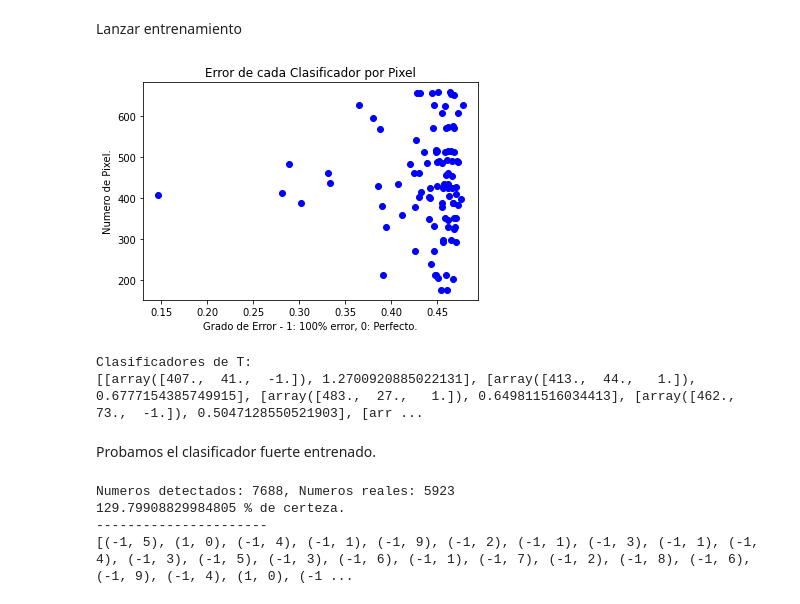
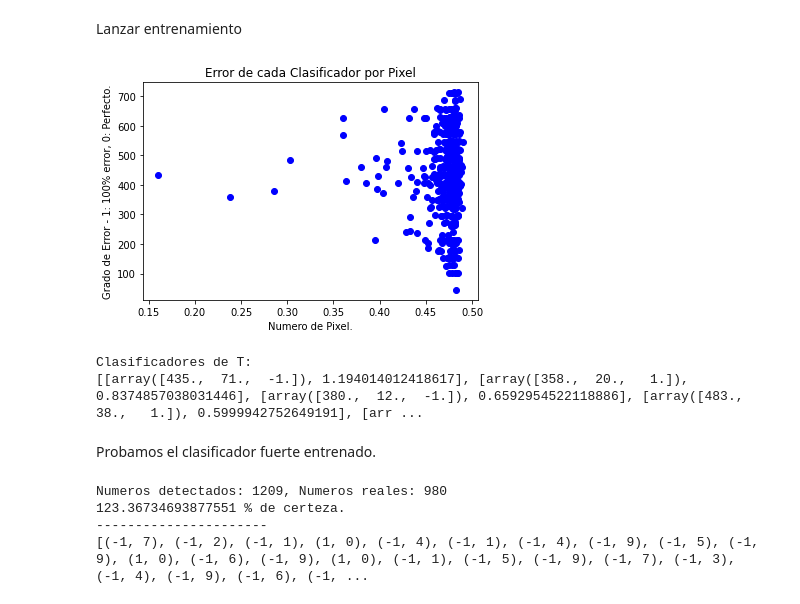
Before and after one commit to Frenzoid/UA_SI, a Jupyter notebook: Practices/Practice 2/Practica_2.ipynb, the cells around one changed output. Saved outputs shown, nothing was run; the diff lists cells and outputs as text; code cells hidden in the pictures.

```diff
--- a/Practices/Practice 2/Practica_2.ipynb
+++ b/Practices/Practice 2/Practica_2.ipynb
@@ -38,4 +39,12 @@ mnist_X.shape
 **Implementación AdaBoost**
 # %% [markdown]
 Funciones auxiliares, de normalización, y adaptación de los datasets.
+# %%
+# Funcion para imprimir graficas rapidamente
+def plot_arrays(X, Y, title, xlabel, ylabel):
+    plt.title(title)
+    plt.plot(X, Y, "bo")
+    plt.xlabel(ylabel)
+    plt.ylabel(xlabel)
+    plt.show()
 # %%
@@ -135,14 +145,11 @@ def adaboost(X, Y, T, A):
         menor_sumerr = sumerr
         menor_errv = errv
 
-      """if(menor_sumerr > 0.3):
+      """if(menor_sumerr > 0.45):
         A = A + 1"""
 
     # Calculamos la confianza.
-    if(menor_sumerr == 0.0):
-      alpha = 0.0
-    else:
-      alpha = np.float64(0.5 * np.log2((1.0 - menor_sumerr) / menor_sumerr))
+    alpha = np.float64(0.5 * np.log2((1.0 - menor_sumerr) / menor_sumerr))
 
     # Arrays de clasificadores y sus confianzas.
     H.append([mejor_ht, alpha])
@@ -158,11 +165,7 @@ def adaboost(X, Y, T, A):
     error.append(menor_sumerr)
 
   # Un plot chulo de los mejores debiles
-  plt.title("Error de cada Clasificador por Pixel")
-  plt.plot(error, pixel, "bo")
-  plt.xlabel("Grado de Error - 1: 100% error, 0: Perfecto.")
-  plt.ylabel("Numero de Pixel.")
-  plt.show()
+  plot_arrays(error, pixel, "Error de cada Clasificador por Pixel", "Grado de Error - 1: 100% error, 0: Perfecto.", "Numero de Pixel.")
 
   print("Clasificadores de T:")
   print(H)
@@ -196,41 +199,41 @@ Lanzar entrenamiento
 # %%
 # Cantidad de imágenes. Si pondemos demasiadas imagenes (+10000), puede que se de el caso en el cual, no hayan tantas imagenes de cierta clase.
 N = 10000
 
 # Clase ( tipo imágen en este caso de numero ) sobre el cual entrenar.
 clase = 0
 
 # X = Array de N imágenes por 748 slots (imágen aplanada)
 # Y = Array de tags relacionados con cada imágen.
 # Recibe, N: Numero de imágenes, clase: La clase sobre la cual entrenar, x_train, y_train.
 (X, Y) = generar_conjunto_entrenamiento(N, clase, x_train, y_train)
 
 # Cantidad e clasificadores debiles que compondran un clasificador fuerte.
-T = 100
+T = 500
 
 # Cantidad de clasificadores debiles a probar para extraer el mejor de ellos.
 A = 1000
 
-H = adaboost(X, Y, T, A)
+H0 = adaboost(X, Y, T, A)
 # %% [output]
-[figure, old version]
+[figure, new version]
 Clasificadores de T:
-[[array([407.,  41.,  -1.]), 1.2700920885022131], [array([413.,  44.,   1.]), 0.6777154385749915], [array([483.,  27.,   1.]), 0.649811516034413], [array([462.,  73.,  -1.]), 0.5047128550521903], [arr ...
+[[array([435.,  71.,  -1.]), 1.194014012418617], [array([358.,  20.,   1.]), 0.8374857038031446], [array([380.,  12.,  -1.]), 0.6592954522118886], [array([483.,  38.,   1.]), 0.5999942752649191], [arr ...
 # %% [markdown]
 Probamos el clasificador fuerte entrenado.
 # %%
 # N = Cantidad de numeros a clasificar.
-N = 60000
+N = 10000
 
 # Normalizamos las imágenes.
-X = normalizar_conjunto(x_train[0:N], 28 * 28)
+X = normalizar_conjunto(x_test[0:N], 28 * 28)
 
 
 # Comparamos entre el resultado del clasificador fuerte, y los tags de Y.
-ceros_detectados = np.int16(aplicar_clasificador_fuerte(H, X))
+ceros_detectados = np.int16(aplicar_clasificador_fuerte(H0, X))
 ceros_detectados_sumados = np.sum(np.int64(ceros_detectados[:] == 1))
 
-ceros_reales = y_train[0:N]
+ceros_reales = y_test[0:N]
 ceros_reales_sumados = np.sum(np.int64(ceros_reales == clase))
 
 
@@ -239,7 +242,7 @@ print(str((ceros_detectados_sumados / ceros_reales_sumados) * 100) + " % de cert
 print("----------------------")
 print(list(zip(ceros_detectados, ceros_reales)))
 # %% [output]
-Numeros detectados: 7688, Numeros reales: 5923
-129.79908829984805 % de certeza.
+Numeros detectados: 1209, Numeros reales: 980
+123.36734693877551 % de certeza.
 ----------------------
-[(-1, 5), (1, 0), (-1, 4), (-1, 1), (-1, 9), (-1, 2), (-1, 1), (-1, 3), (-1, 1), (-1, 4), (-1, 3), (-1, 5), (-1, 3), (-1, 6), (-1, 1), (-1, 7), (-1, 2), (-1, 8), (-1, 6), (-1, 9), (-1, 4), (1, 0), (-1 ...
+[(-1, 7), (-1, 2), (-1, 1), (1, 0), (-1, 4), (-1, 1), (-1, 4), (-1, 9), (-1, 5), (-1, 9), (1, 0), (-1, 6), (-1, 9), (1, 0), (-1, 1), (-1, 5), (-1, 9), (-1, 7), (-1, 3), (-1, 4), (-1, 9), (-1, 6), (-1, ...
```
Also changed, not shown: parts of 3 cells of this notebook, 2 other files.
